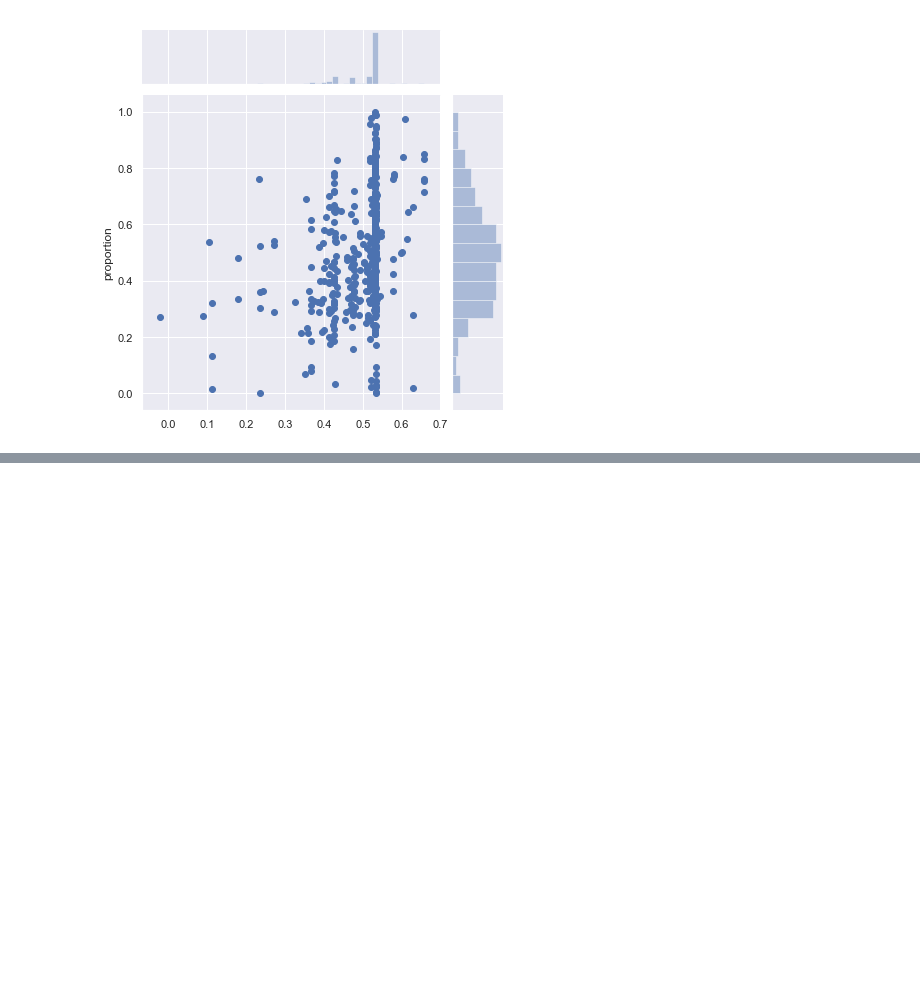
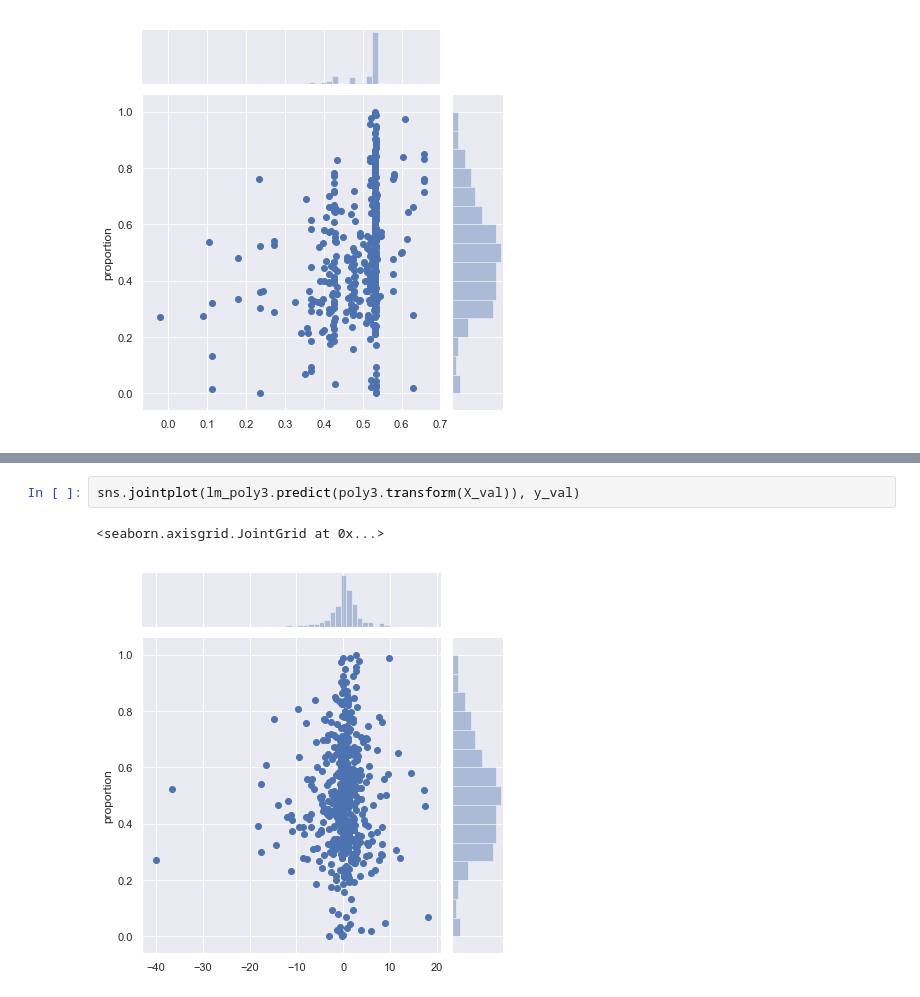
Before and after one commit to maddyobrienjones/project_luther, a Jupyter notebook: poly_model.ipynb, the cells around one changed output, grey strips where cells are left out. Cells and saved outputs as stored; diff of their text form; blank space fills up the shorter version.

```diff
--- a/poly_model.ipynb
+++ b/poly_model.ipynb
@@ -250,0 +273,5 @@ sns.jointplot(l.predict(poly3.fit_transform(X_val)),y_val)
+# %%
+sns.jointplot(lm_poly3.predict(poly3.transform(X_val)), y_val)
+# %% [output]
+<seaborn.axisgrid.JointGrid at 0x...>
+[figure, added]
```
Also changed, not shown: parts of 8 cells of this notebook, 2 other files.
